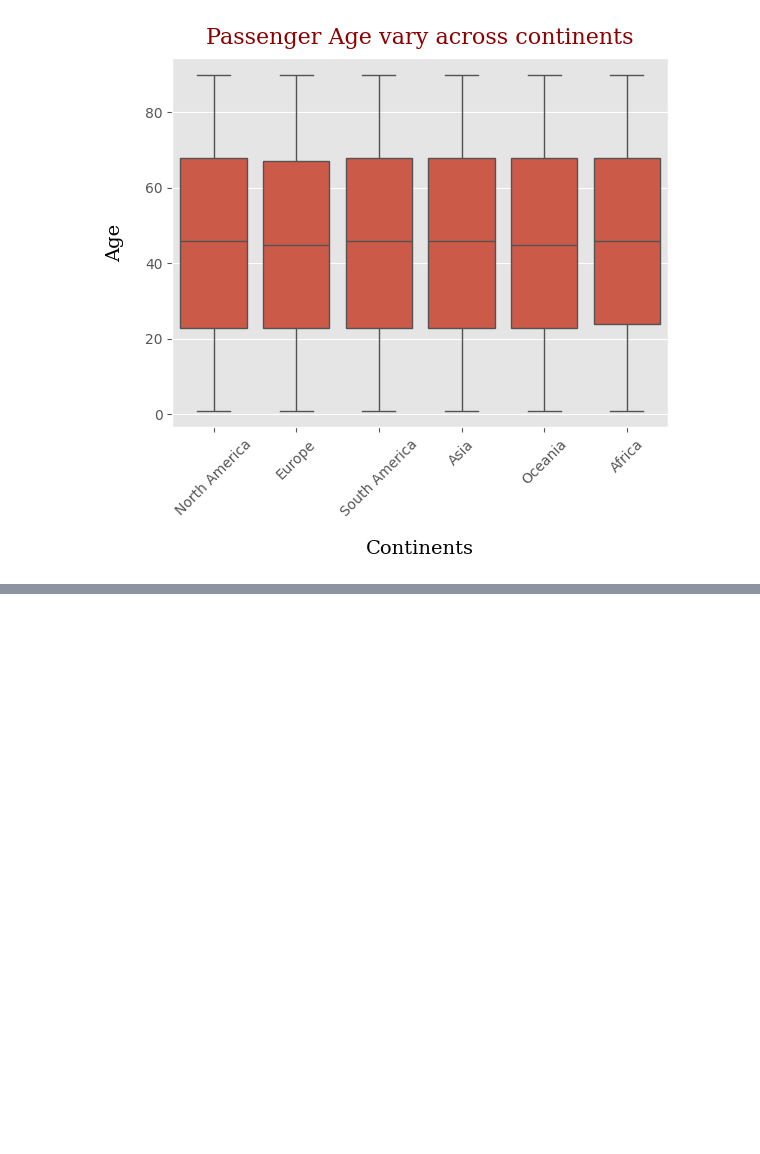
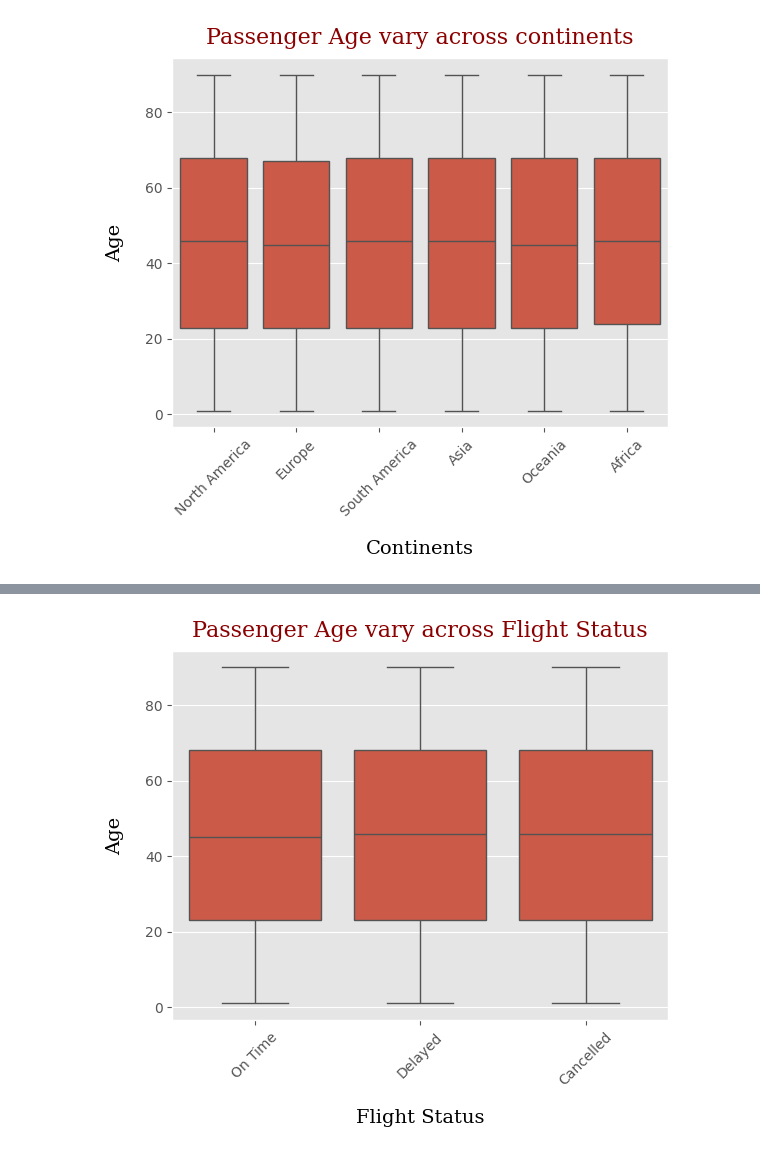
Before and after one commit to Shantnu-singh/Art-of-EDA, a Jupyter notebook: Passengers .ipynb, the cells around one changed output, grey strips where cells are left out. Saved outputs shown, nothing was run; the diff lists cells and outputs as text; code cells hidden in the pictures; blank space fills up the shorter version.

```diff
--- a/Passengers .ipynb
+++ b/Passengers .ipynb
@@ -186,0 +191,11 @@ df.head()
+# %%
+# What is the average age of passengers for each flight status?
+# How does passenger age vary across continents?
+sns.boxplot(data= df , x = "Flight Status" , y = "Age" )
+plt.title("Passenger Age vary across Flight Status" , fontdict= titlefont , pad = 10)
+plt.ylabel("Age" , fontdict= lablefont , labelpad= 15)
+plt.xlabel("Flight Status" , fontdict= lablefont , labelpad= 15)
+plt.xticks(rotation = 45)
+plt.show()
+# %% [output]
+[figure, added]
```
Also changed, not shown: parts of 6 cells of this notebook, 2 other files.
